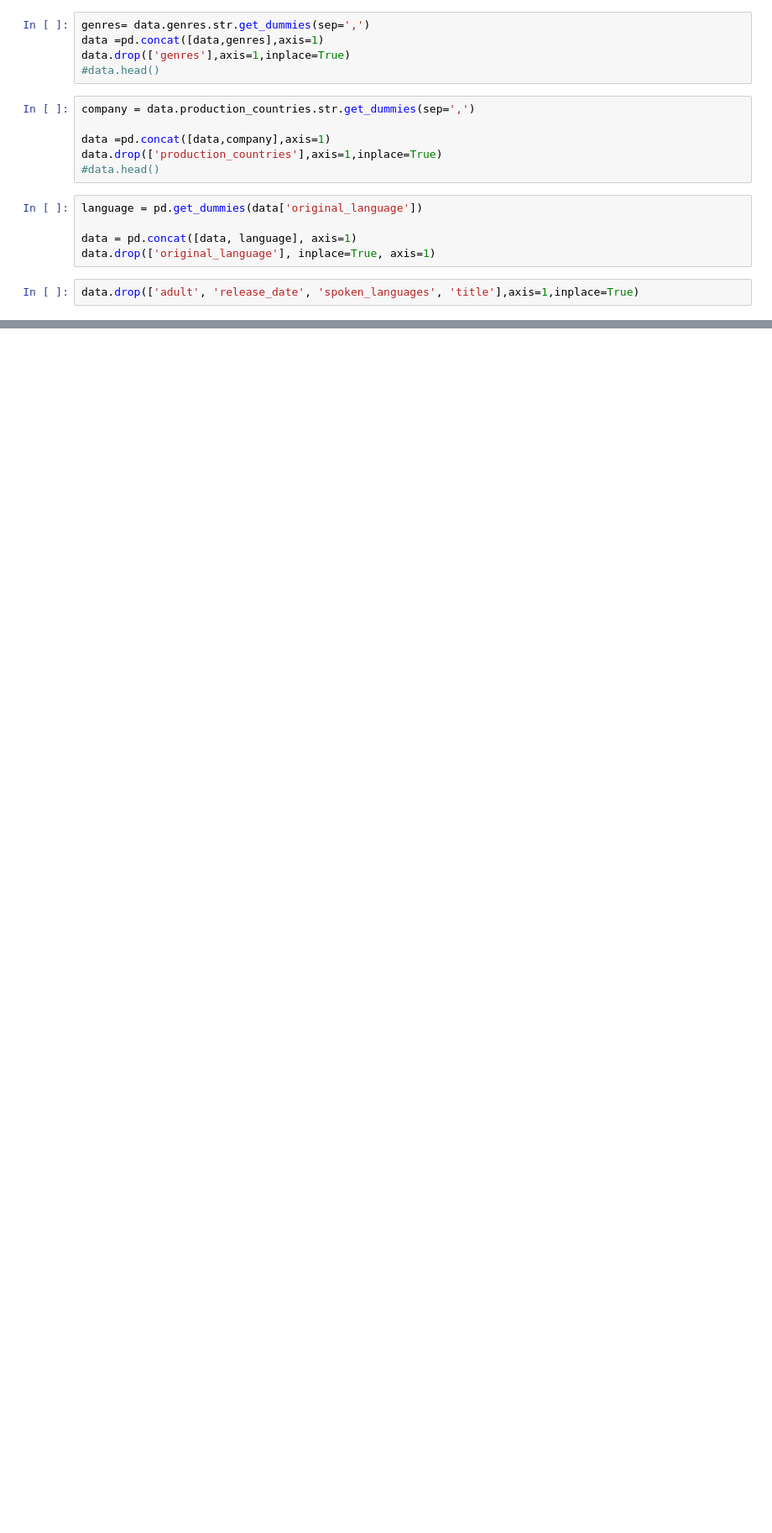
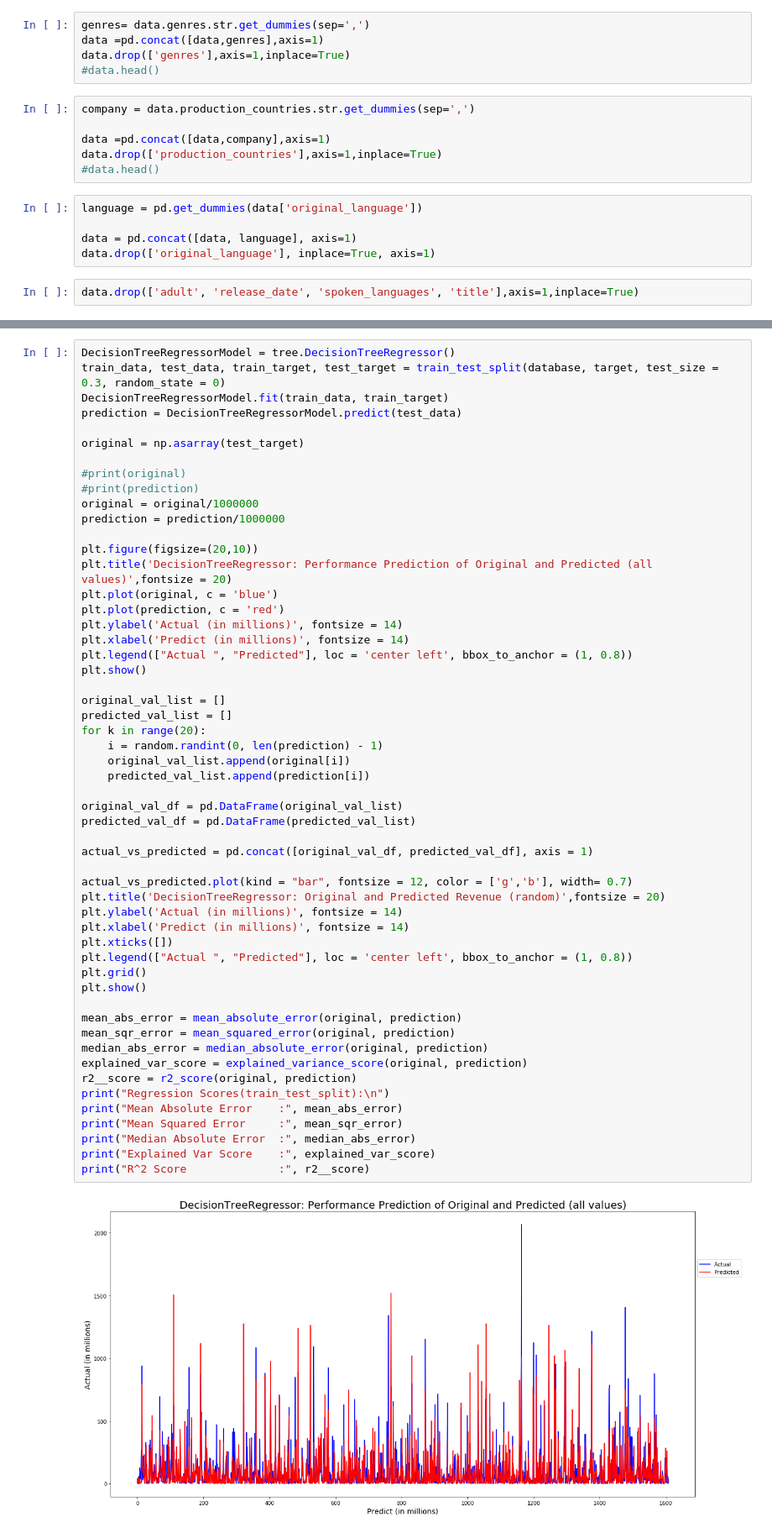
Before and after one commit to nhannguyen2109/CSCI-4502-Data-Mining, a Jupyter notebook: Code/Code 2.ipynb, the cells around one changed output, grey strips where cells are left out. Shown at 84% size. Drawn from its saved outputs; the diff is of its cells as text; blank space fills up the shorter version.

```diff
--- a/Code/Code 2.ipynb
+++ b/Code/Code 2.ipynb
@@ -147,0 +255,56 @@ plt.show()
+# %%
+DecisionTreeRegressorModel = tree.DecisionTreeRegressor()
+train_data, test_data, train_target, test_target = train_test_split(database, target, test_size = 0.3, random_state = 0)
+DecisionTreeRegressorModel.fit(train_data, train_target)
+prediction = DecisionTreeRegressorModel.predict(test_data)
+
+original = np.asarray(test_target)
+
+#print(original)
+#print(prediction)
+original = original/1000000
+prediction = prediction/1000000
+
+plt.figure(figsize=(20,10))
+plt.title('DecisionTreeRegressor: Performance Prediction of Original and Predicted (all values)',fontsize = 20)
+plt.plot(original, c = 'blue')
+plt.plot(prediction, c = 'red')
+plt.ylabel('Actual (in millions)', fontsize = 14)
+plt.xlabel('Predict (in millions)', fontsize = 14)
+plt.legend(["Actual ", "Predicted"], loc = 'center left', bbox_to_anchor = (1, 0.8))
+plt.show()
+
+original_val_list = []
+predicted_val_list = []
+for k in range(20):
+    i = random.randint(0, len(prediction) - 1)
+    original_val_list.append(original[i])
+    predicted_val_list.append(prediction[i])
+
+original_val_df = pd.DataFrame(original_val_list)
+predicted_val_df = pd.DataFrame(predicted_val_list)
+
+actual_vs_predicted = pd.concat([original_val_df, predicted_val_df], axis = 1)
+
+actual_vs_predicted.plot(kind = "bar", fontsize = 12, color = ['g','b'], width= 0.7)
+plt.title('DecisionTreeRegressor: Original and Predicted Revenue (random)',fontsize = 20)
+plt.ylabel('Actual (in millions)', fontsize = 14)
+plt.xlabel('Predict (in millions)', fontsize = 14)
+plt.xticks([])
+plt.legend(["Actual ", "Predicted"], loc = 'center left', bbox_to_anchor = (1, 0.8))
+plt.grid()
+plt.show()
+
+mean_abs_error = mean_absolute_error(original, prediction)
+mean_sqr_error = mean_squared_error(original, prediction)
+median_abs_error = median_absolute_error(original, prediction)
+explained_var_score = explained_variance_score(original, prediction)
+r2__score = r2_score(original, prediction)
+print("Regression Scores(train_test_split):\n")
+print("Mean Absolute Error    :", mean_abs_error)
+print("Mean Squared Error     :", mean_sqr_error)
+print("Median Absolute Error  :", median_abs_error)
+print("Explained Var Score    :", explained_var_score)
+print("R^2 Score              :", r2__score)
+# %% [output]
+[figure, added]
```
Also changed, not shown: parts of 11 cells of this notebook.
